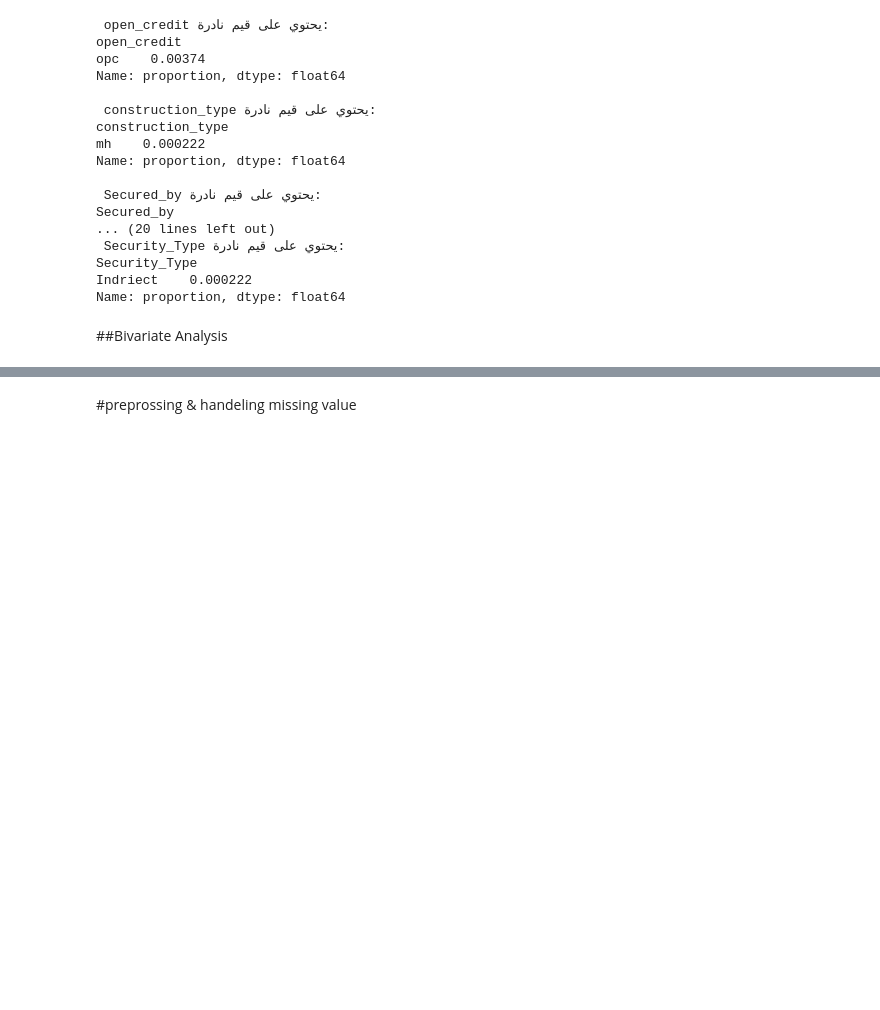
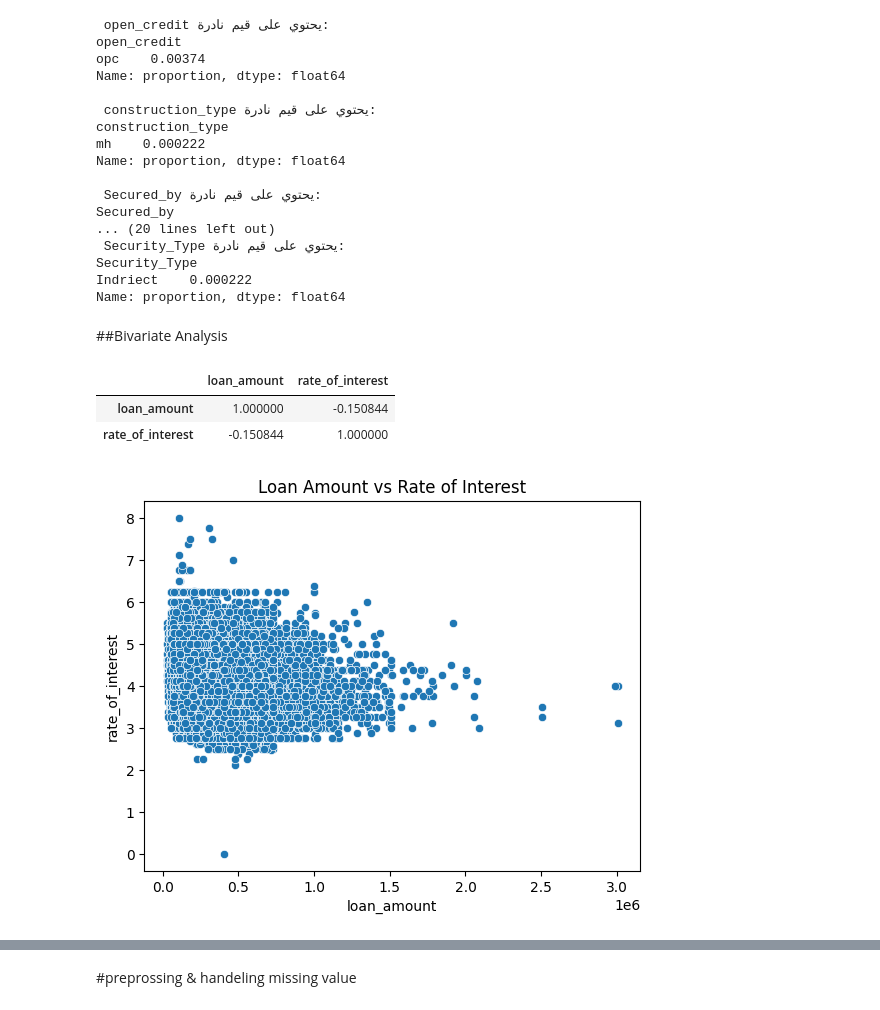
Before and after one commit to angiegh2002/Loan_Default_Detection, a Jupyter notebook: DM&ML.ipynb, the cells around one changed output, grey strips where cells are left out. Saved outputs shown, nothing was run; the diff lists cells and outputs as text; code cells hidden in the pictures; blank space fills up the shorter version.

```diff
--- a/DM&ML.ipynb
+++ b/DM&ML.ipynb
@@ -402,3 +407,12 @@ Indriect    0.000222
 Name: proportion, dtype: float64
 # %% [markdown]
 ##Bivariate Analysis
+# %%
+sns.scatterplot(data=df, x='loan_amount', y='rate_of_interest')
+plt.title('Loan Amount vs Rate of Interest')
+df[['loan_amount', 'rate_of_interest']].corr()
+# %% [output]
+|  | loan_amount | rate_of_interest |
+| loan_amount | 1.000000 | -0.150844 |
+| rate_of_interest | -0.150844 | 1.000000 |
+[figure, added]
```
Also changed, not shown: parts of 15 cells of this notebook.
